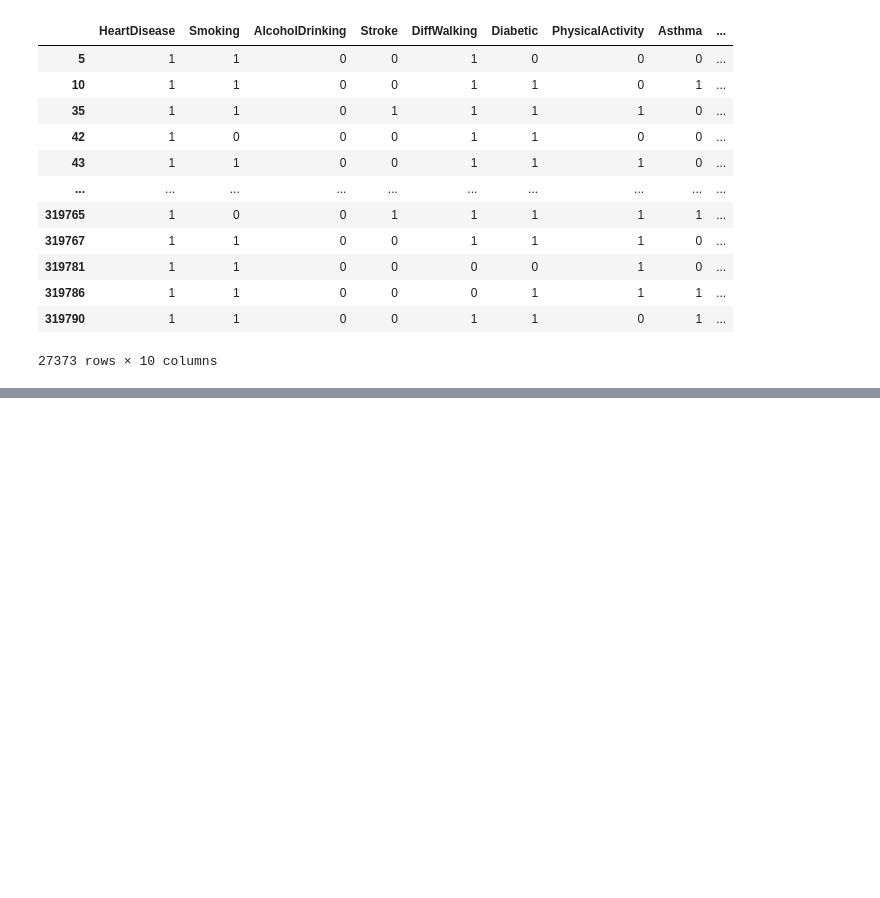
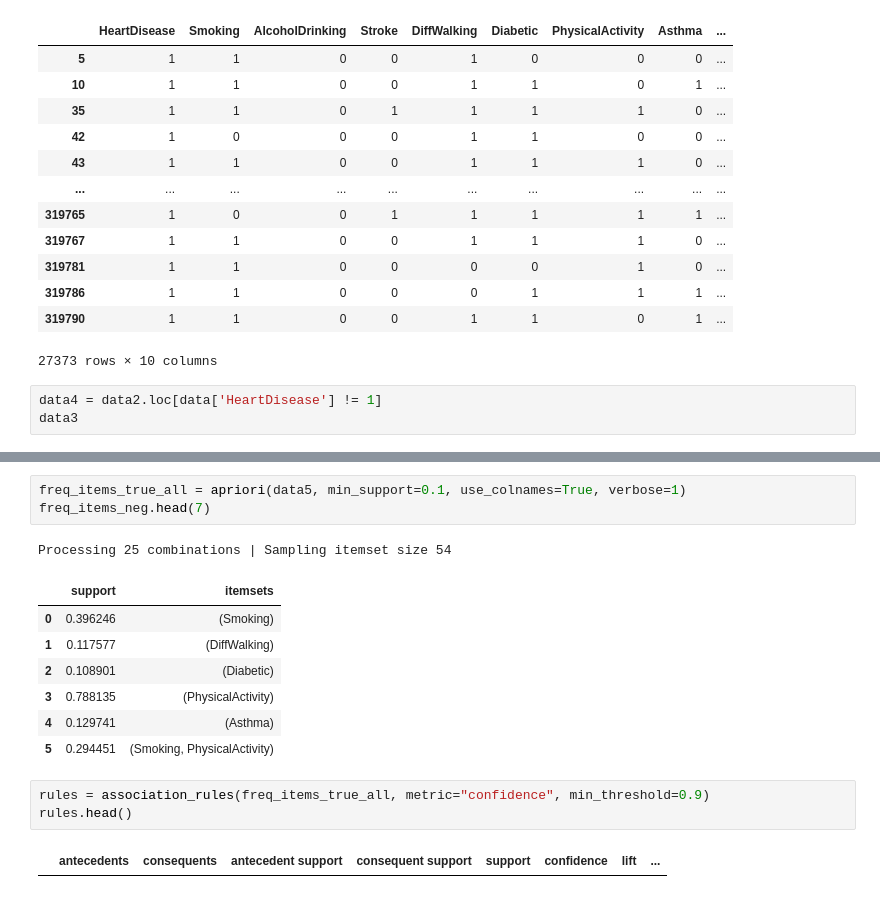
Before and after one commit to FinOCE/CP3403-group, a Jupyter notebook: notebooks/daniel.ipynb, the cells around one changed output, grey strips where cells are left out. Saved outputs shown, nothing was run; the diff lists cells and outputs as text; blank space fills up the shorter version.

```diff
--- a/notebooks/daniel.ipynb
+++ b/notebooks/daniel.ipynb
@@ -137,3 +137,6 @@ data3
 | 319786 | 1 | 1 | 0 | 0 | 0 | 1 | 1 | 1 | ... |
 | 319790 | 1 | 1 | 0 | 0 | 1 | 1 | 0 | 1 | ... |
 27373 rows × 10 columns
+# %%
+data4 = data2.loc[data['HeartDisease'] != 1]
+data3
@@ -174,0 +217,17 @@ rules.head()
+# %%
+freq_items_true_all = apriori(data5, min_support=0.1, use_colnames=True, verbose=1)
+freq_items_neg.head(7)
+# %% [output]
+Processing 25 combinations | Sampling itemset size 54
+|  | support | itemsets |
+| 0 | 0.396246 | (Smoking) |
+| 1 | 0.117577 | (DiffWalking) |
+| 2 | 0.108901 | (Diabetic) |
+| 3 | 0.788135 | (PhysicalActivity) |
+| 4 | 0.129741 | (Asthma) |
+| 5 | 0.294451 | (Smoking, PhysicalActivity) |
+# %%
+rules = association_rules(freq_items_true_all, metric="confidence", min_threshold=0.9)
+rules.head()
+# %% [output]
+|  | antecedents | consequents | antecedent support | consequent support | support | confidence | lift | ... |
```
Also changed, not shown: parts of 6 cells of this notebook, 1 other file.
